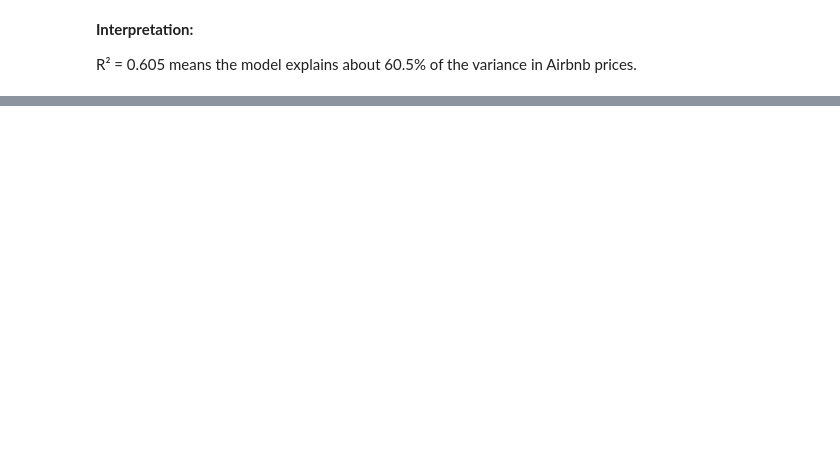
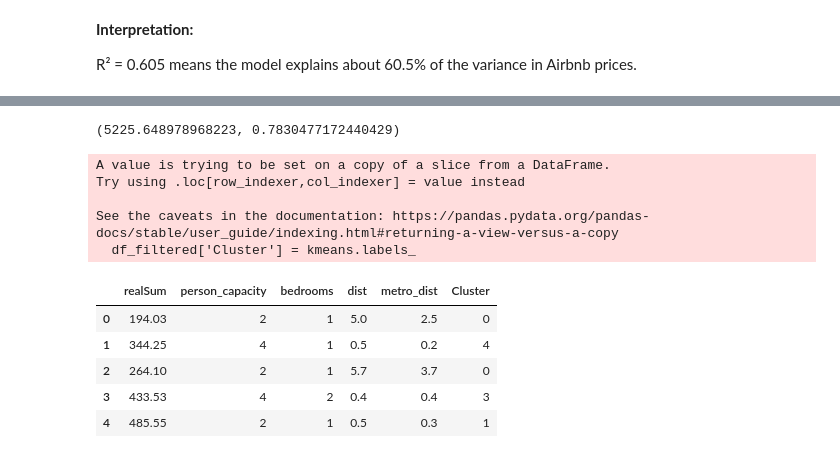
Before and after one commit to Dieky/ML-Exam, a Jupyter notebook: RandomForestKMeans.ipynb, the cells around one changed output, grey strips where cells are left out. Cells and saved outputs as stored; diff of their text form; code cells hidden in the pictures; blank space fills up the shorter version.

```diff
--- a/RandomForestKMeans.ipynb
+++ b/RandomForestKMeans.ipynb
@@ -91,0 +64,27 @@ Fitting 3 folds for each of 10 candidates, totalling 30 fits
+# %%
+# Filter out listings above the 99th percentile
+threshold = df['realSum'].quantile(0.99)
+df_filtered = df[df['realSum'] < threshold]
+
+# Encode categorical features
+df_encoded = pd.get_dummies(df_filtered, columns=['room_type', 'City'], drop_first=True)
+
+# Define features and target
+X = df_encoded.drop(columns=['realSum', 'ID'])
+y = df_encoded['realSum']
+
+# Train-test split
+X_train, X_test, y_train, y_test = train_test_split(X, y, test_size=0.2, random_state=42)
+
+# Train Random Forest
+rf = RandomForestRegressor(n_estimators=100, random_state=42)
+rf.fit(X_train, y_train)
+
+# Predict and evaluate
+y_pred = rf.predict(X_test)
+mse = mean_squared_error(y_test, y_pred)
+r2 = r2_score(y_test, y_pred)
+
+mse, r2
+# %% [output]
+(5225.648978968223, 0.7830477172440429)
@@ -91,0 +94,32 @@ Fitting 3 folds for each of 10 candidates, totalling 30 fits
+# %%
+# Drop non-numeric or ID columns for clustering
+df_cluster = df_filtered.drop(columns=['ID', 'room_type', 'City'])
+
+# Convert boolean-like columns explicitly to numeric (in case any were reloaded as objects)
+for col in df_cluster.select_dtypes(include='object').columns:
+    df_cluster[col] = df_cluster[col].astype('category').cat.codes
+
+# Standardize features
+scaler = StandardScaler()
+X_scaled = scaler.fit_transform(df_cluster)
+
+# Fit KMeans with a reasonable guess for k
+kmeans = KMeans(n_clusters=5, random_state=42, n_init=10)
+kmeans.fit(X_scaled)
+
+# Assign cluster labels to the original dataframe
+df_filtered['Cluster'] = kmeans.labels_
+
+df_filtered[['realSum', 'person_capacity', 'bedrooms', 'dist', 'metro_dist', 'Cluster']].head()
+# %% [output]
+A value is trying to be set on a copy of a slice from a DataFrame.
+Try using .loc[row_indexer,col_indexer] = value instead
+
+See the caveats in the documentation: https://pandas.pydata.org/pandas-docs/stable/user_guide/indexing.html#returning-a-view-versus-a-copy
+  df_filtered['Cluster'] = kmeans.labels_
+|  | realSum | person_capacity | bedrooms | dist | metro_dist | Cluster |
+| 0 | 194.03 | 2 | 1 | 5.0 | 2.5 | 0 |
+| 1 | 344.25 | 4 | 1 | 0.5 | 0.2 | 4 |
+| 2 | 264.10 | 2 | 1 | 5.7 | 3.7 | 0 |
+| 3 | 433.53 | 4 | 2 | 0.4 | 0.4 | 3 |
+| 4 | 485.55 | 2 | 1 | 0.5 | 0.3 | 1 |
```
Also changed, not shown: parts of 7 cells of this notebook, 1 other file.
